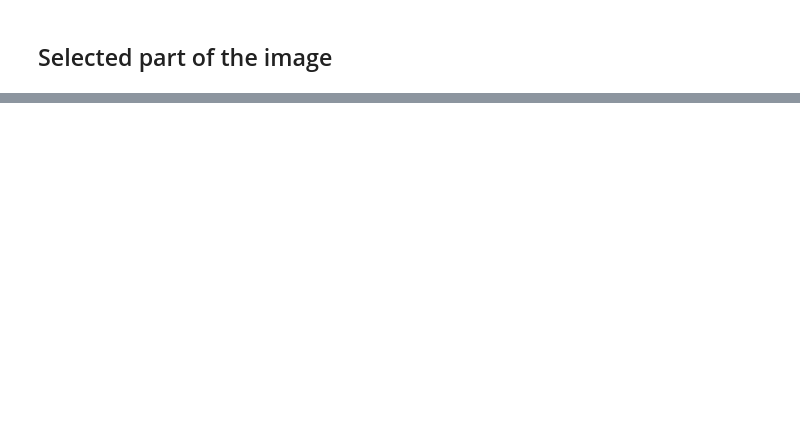
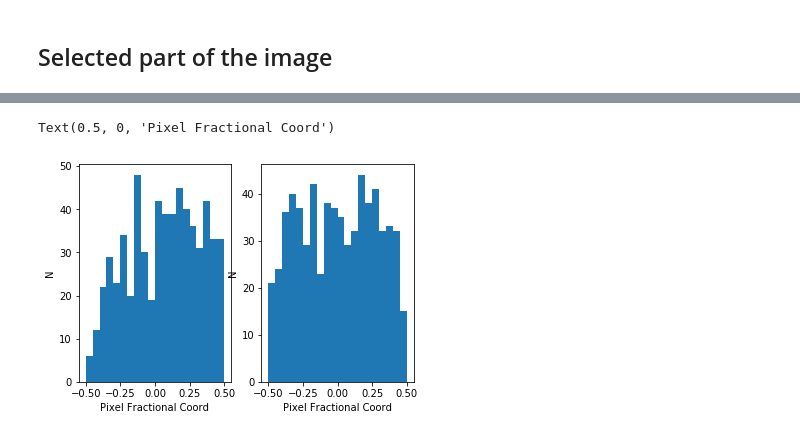
Before and after one commit to NSLS-II/centroids, a Jupyter notebook: examples/Single_Photon_Test.ipynb, the cells around one changed output, grey strips where cells are left out. Saved outputs shown, nothing was run; the diff lists cells and outputs as text; code cells hidden in the pictures; blank space fills up the shorter version.

```diff
--- a/examples/Single_Photon_Test.ipynb
+++ b/examples/Single_Photon_Test.ipynb
@@ -130,7 +159,20 @@ Text(0.5, 0, 'ADUs')
 # %%
-xfrac = df['COM X'] - np.asarray(df['COM X'], dtype=int)
-yfrac = df['COM Y'] - np.asarray(df['COM Y'], dtype=int)
-xfrac_fit = df['Fit X'] - np.asarray(df['Fit X'], dtype=int)
-yfrac_fit = df['Fit Y'] - np.asarray(df['Fit Y'], dtype=int)
+xfrac = df['COM X'] - df['Pixel X']
+yfrac = df['COM Y'] - df['Pixel Y']
+xfrac_fit = df['Fit X'] - df['Pixel X']
+yfrac_fit = df['Fit Y'] - df['Pixel Y']
+xfrac_fit_1d = df['Fit 1DX X'] - df['Pixel X']
+yfrac_fit_1d = df['Fit 1DY Y'] - df['Pixel Y']
+# %%
+fig, ax = plt.subplots(1,2)
+ax[0].hist(xfrac, bins=20, range=(-0.5, 0.5))
+ax[1].hist(yfrac, bins=20, range=(-0.5, 0.5))
+ax[0].set_ylabel('N')
+ax[0].set_xlabel('Pixel Fractional Coord')
+ax[1].set_ylabel('N')
+ax[1].set_xlabel('Pixel Fractional Coord')
+# %% [output]
+Text(0.5, 0, 'Pixel Fractional Coord')
+[figure, added]
 # %%
 fig, ax = plt.subplots(1,2)
```
Also changed, not shown: parts of 20 cells of this notebook, 8 other files.
